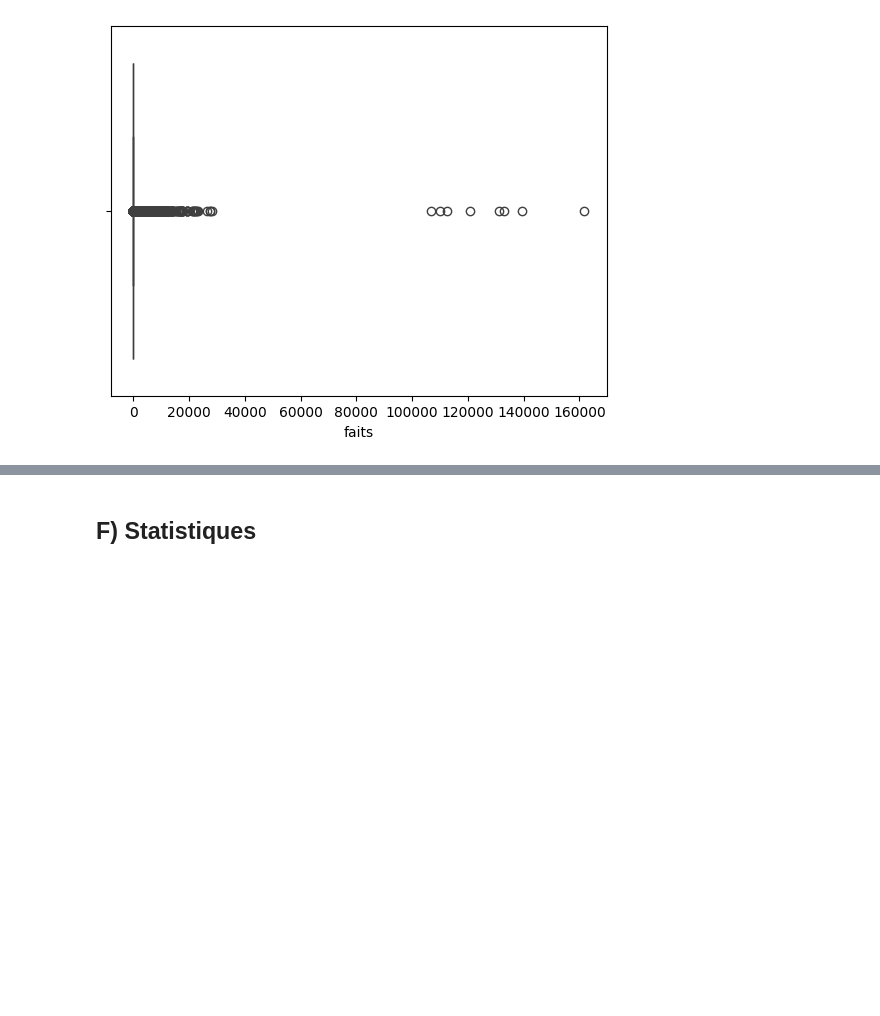
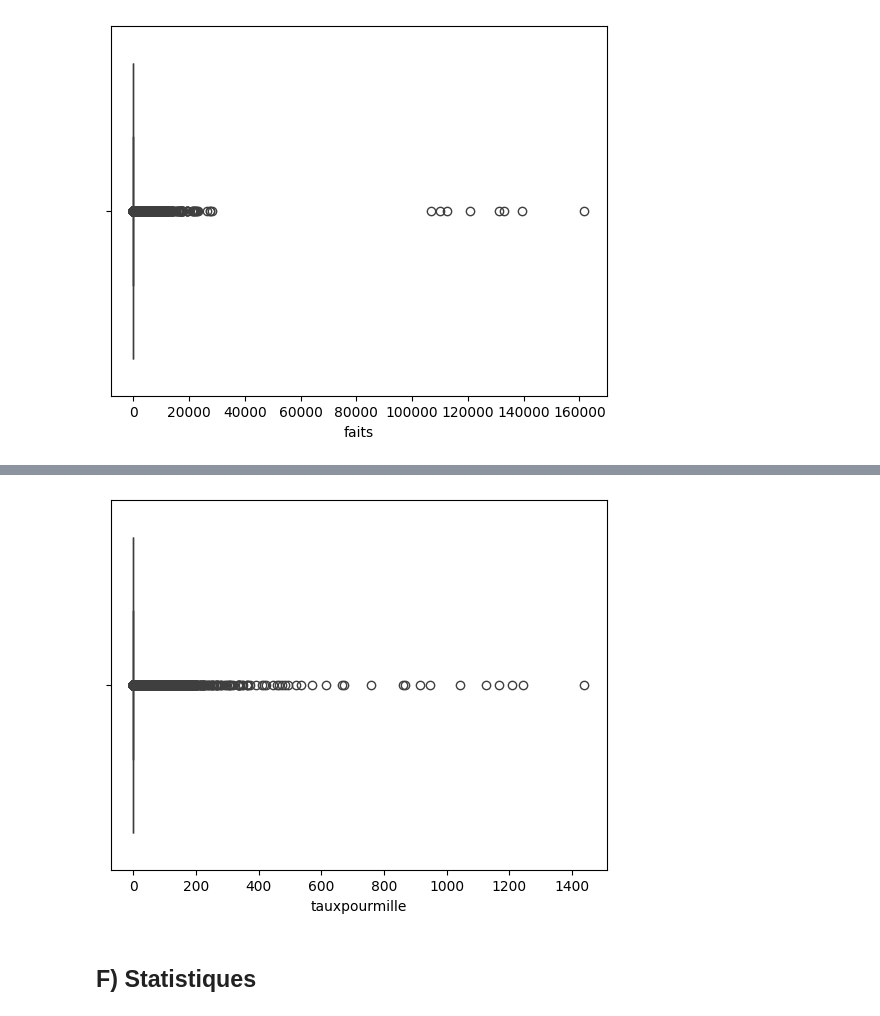
Before and after one commit to G-RELIQUET/Etude_Statistique_Delinquance, a Jupyter notebook: Etude.ipynb, the cells around one changed output, grey strips where cells are left out. Drawn from its saved outputs; the diff is of its cells as text; code cells hidden in the pictures; blank space fills up the shorter version.

```diff
--- a/Etude.ipynb
+++ b/Etude.ipynb
@@ -292,3 +333,7 @@ sns.boxplot(x = 'faits', data = commune)
+# %%
+sns.boxplot(x = 'tauxpourmille', data = commune);
+# %% [output]
+[figure, added]
 # %% [markdown]
 ## F) Statistiques
 # %%
```
Also changed, not shown: parts of 4 cells of this notebook.
